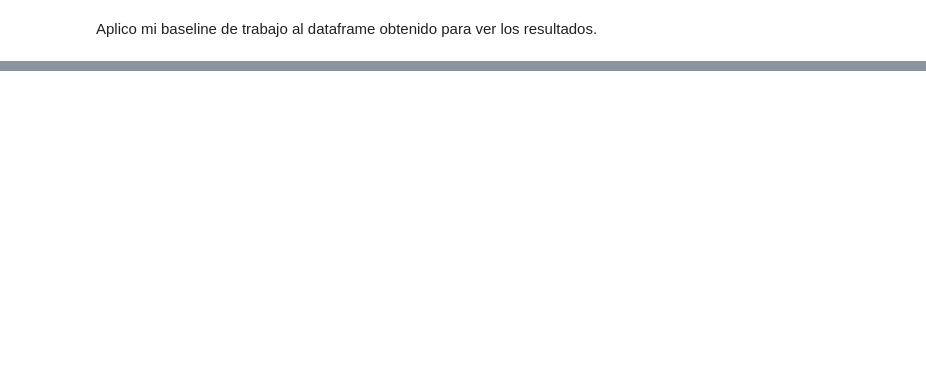
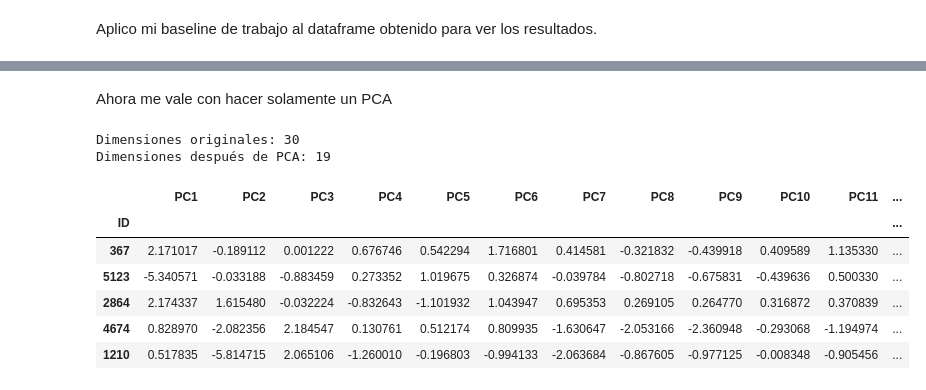
Before and after one commit to angelgvill/DS102024, a Jupyter notebook: 3-MachineLearning/2-Supervisado/Ejercicios/ejercicio_Kaggle2_setas.ipynb, the cells around one changed output, grey strips where cells are left out. Cells and saved outputs as stored; diff of their text form; code cells hidden in the pictures; blank space fills up the shorter version.

```diff
--- a/3-MachineLearning/2-Supervisado/Ejercicios/ejercicio_Kaggle2_setas.ipynb
+++ b/3-MachineLearning/2-Supervisado/Ejercicios/ejercicio_Kaggle2_setas.ipynb
@@ -965,0 +789,8 @@ print(resultados)
+# %%
+corr_matrix = df_final.corr().abs()
+upper_tri = corr_matrix.where(np.triu(np.ones(corr_matrix.shape), k=1).astype(bool))
+
+# Encontrar columnas con alta correlación (por ejemplo, >0.8)
+to_drop = [column for column in upper_tri.columns if any(upper_tri[column] > 0.8)]
+
+df_reducido1 = df_final.drop(columns=to_drop)
@@ -965,0 +801,44 @@ print(resultados)
+# %%
+X = df_reducido2.drop(columns=["death"])
+y = df_reducido2["death"]
+
+model = RandomForestClassifier()
+selector = RFE(model, n_features_to_select=30)  # Ajusta a la mitad de las columnas que tengo
+X_new = selector.fit_transform(X, y)
+selected_features = X.columns[selector.get_support()]
+df_reducido3 = df_reducido2[selected_features.insert(0, "death")]
+# %% [markdown]
+Ahora me vale con hacer solamente un PCA
+# %%
+# Asegurar que no incluimos la variable objetivo en PCA
+X = df_reducido3.drop(columns=["death"])
+y = df_reducido3["death"]
+
+# Normalizar los datos antes de aplicar PCA
+scaler = StandardScaler()
+X_scaled = scaler.fit_transform(X)
+
+# Aplicar PCA
+pca = PCA(n_components=0.95)  # Mantener el 95% de la varianza
+X_pca = pca.fit_transform(X_scaled)
+
+# Convertir a DataFrame y conservar los índices originales
+df_pca = pd.DataFrame(X_pca, columns=[f"PC{i+1}" for i in range(X_pca.shape[1])], index=X.index)
+
+# Agregar la variable objetivo sin NaN
+df_pca["death"] = y
+
+# Mostrar el nuevo DataFrame reducido
+print(f"Dimensiones originales: {X.shape[1]}")
+print(f"Dimensiones después de PCA: {df_pca.shape[1] - 1}")  # -1 porque incluye "death"
+df_pca.head()
+# %% [output]
+Dimensiones originales: 30
+Dimensiones después de PCA: 19
+|  | PC1 | PC2 | PC3 | PC4 | PC5 | PC6 | PC7 | PC8 | PC9 | PC10 | PC11 | ... |
+| ID |  |  |  |  |  |  |  |  |  |  |  | ... |
+| 367 | 2.171017 | -0.189112 | 0.001222 | 0.676746 | 0.542294 | 1.716801 | 0.414581 | -0.321832 | -0.439918 | 0.409589 | 1.135330 | ... |
+| 5123 | -5.340571 | -0.033188 | -0.883459 | 0.273352 | 1.019675 | 0.326874 | -0.039784 | -0.802718 | -0.675831 | -0.439636 | 0.500330 | ... |
+| 2864 | 2.174337 | 1.615480 | -0.032224 | -0.832643 | -1.101932 | 1.043947 | 0.695353 | 0.269105 | 0.264770 | 0.316872 | 0.370839 | ... |
+| 4674 | 0.828970 | -2.082356 | 2.184547 | 0.130761 | 0.512174 | 0.809935 | -1.630647 | -2.053166 | -2.360948 | -0.293068 | -1.194974 | ... |
+| 1210 | 0.517835 | -5.814715 | 2.065106 | -1.260010 | -0.196803 | -0.994133 | -2.063684 | -0.867605 | -0.977125 | -0.008348 | -0.905456 | ... |
```
Also changed, not shown: parts of 48 cells of this notebook, 1 other file.
